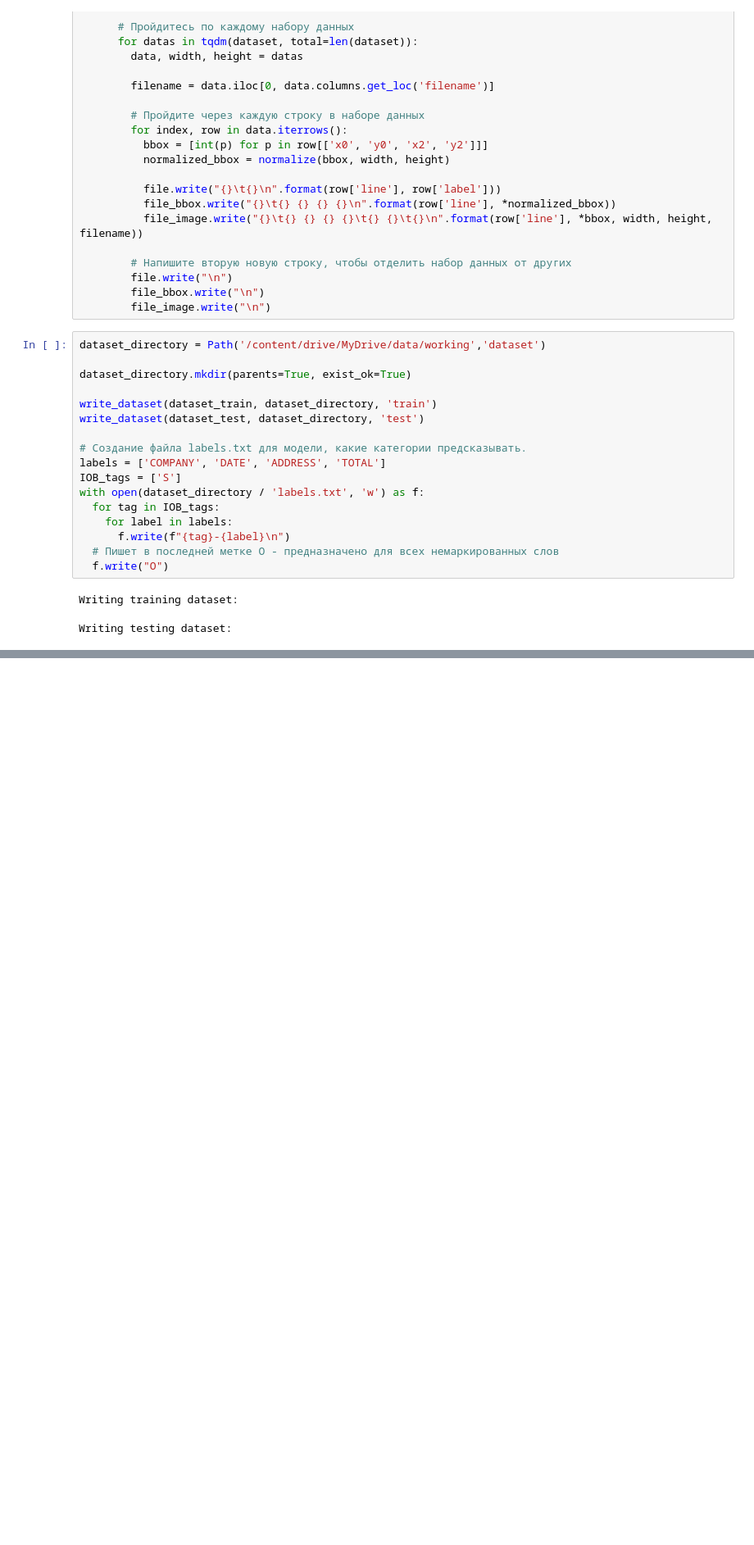
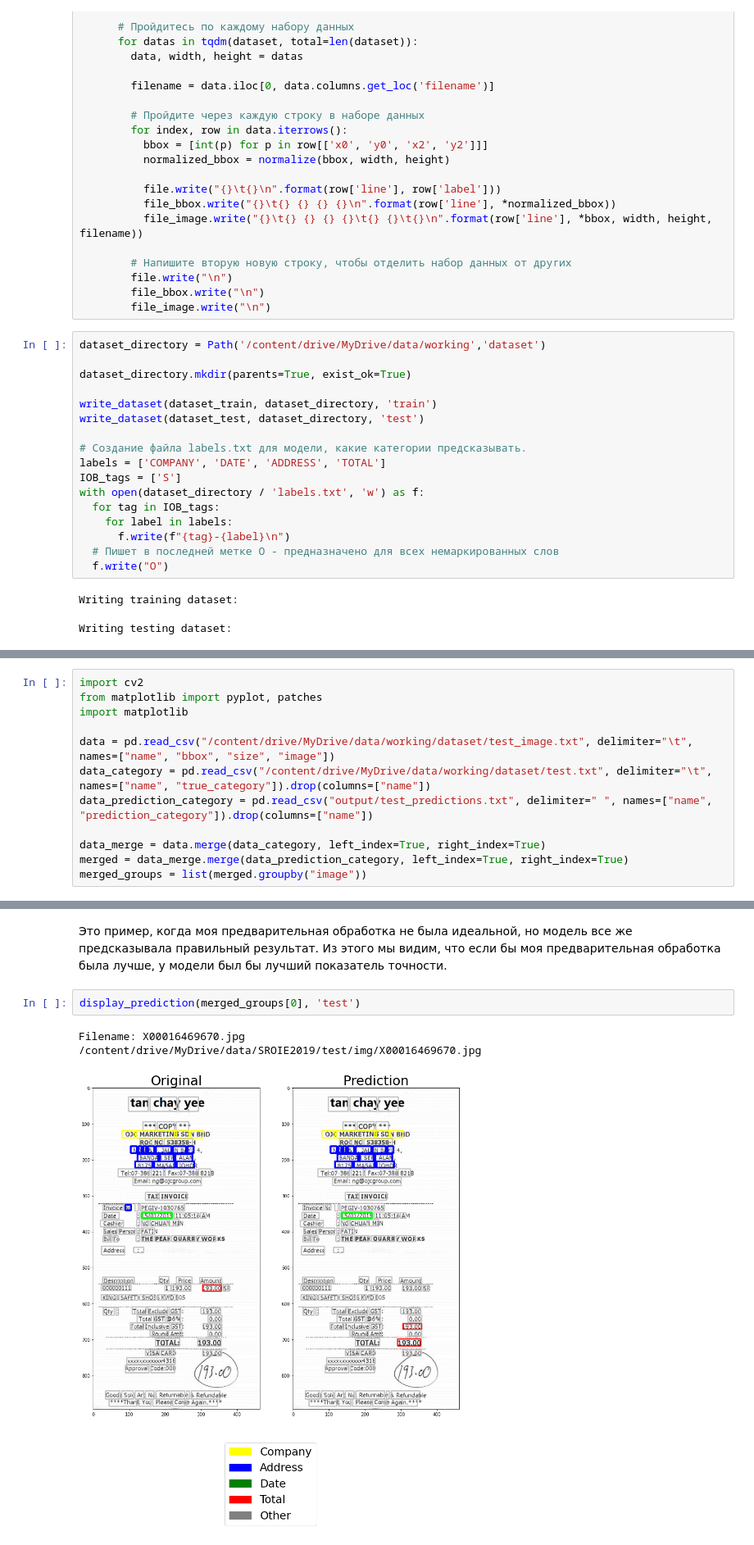
Before and after one commit to gigabyte727/LTD_Hakaton1, a Jupyter notebook: test1.ipynb, the cells around one changed output, grey strips where cells are left out. Shown at 82% size. Cells and saved outputs as stored; diff of their text form; blank space fills up the shorter version.

Commit message:
exchange test1

```diff
--- a/test1.ipynb
+++ b/test1.ipynb
@@ -409,0 +530,12 @@ Writing testing dataset:
+# %%
+import cv2
+from matplotlib import pyplot, patches
+import matplotlib
+
+data = pd.read_csv("/content/drive/MyDrive/data/working/dataset/test_image.txt", delimiter="\t", names=["name", "bbox", "size", "image"])
+data_category = pd.read_csv("/content/drive/MyDrive/data/working/dataset/test.txt", delimiter="\t", names=["name", "true_category"]).drop(columns=["name"])
+data_prediction_category = pd.read_csv("output/test_predictions.txt", delimiter=" ", names=["name", "prediction_category"]).drop(columns=["name"])
+
+data_merge = data.merge(data_category, left_index=True, right_index=True)
+merged = data_merge.merge(data_prediction_category, left_index=True, right_index=True)
+merged_groups = list(merged.groupby("image"))
@@ -409,0 +589,8 @@ Writing testing dataset:
+# %% [markdown]
+Это пример, когда моя предварительная обработка не была идеальной, но модель все же предсказывала правильный результат. Из этого мы видим, что если бы моя предварительная обработка была лучше, у модели был бы лучший показатель точности.
+# %%
+display_prediction(merged_groups[0], 'test')
+# %% [output]
+Filename: X00016469670.jpg
+/content/drive/MyDrive/data/SROIE2019/test/img/X00016469670.jpg
+[figure, added]
```
Also changed, not shown: parts of 26 cells of this notebook.
